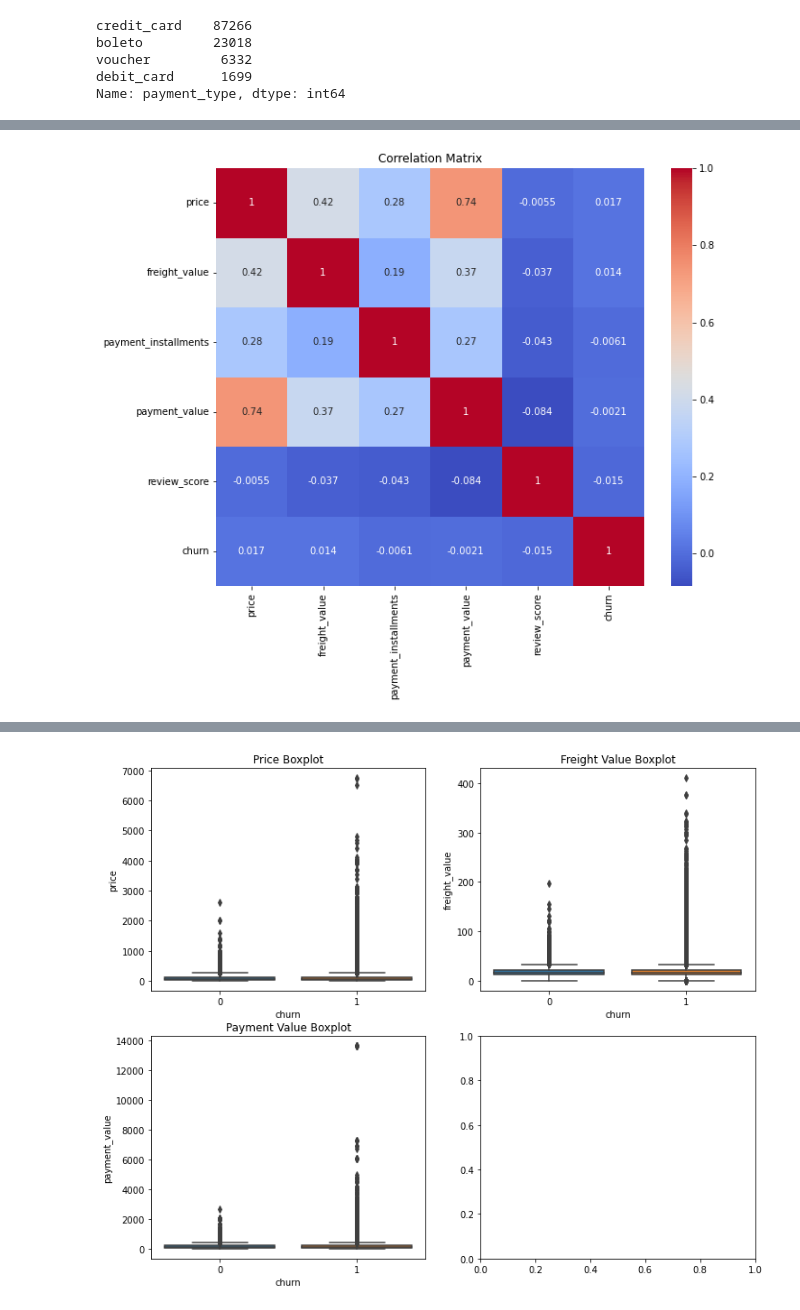
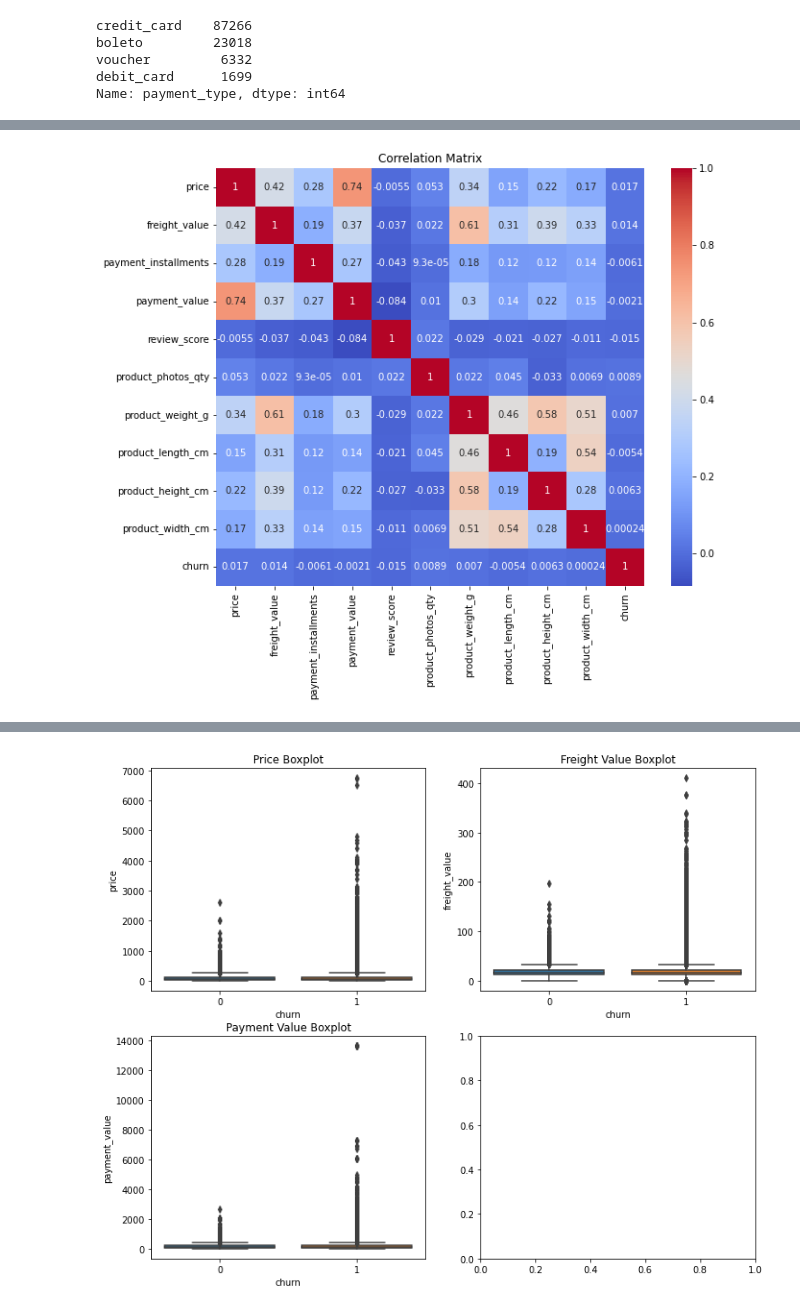
Before and after one commit to justinm329/ads_508_team_project_test, a Jupyter notebook: JF_EDA_refined.ipynb, the cells around one changed output, grey strips where cells are left out. Saved outputs shown, nothing was run; the diff lists cells and outputs as text; code cells hidden in the pictures.

```diff
--- a/JF_EDA_refined.ipynb
+++ b/JF_EDA_refined.ipynb
@@ -62,11 +62,17 @@ churn_eda_query = """ SELECT
                         ordp.payment_type,
                         ordp.payment_installments,
                         ordp.payment_value,
-                        ordr.review_score
+                        ordr.review_score,
+                        prd.product_photos_qty,
+                        prd.product_weight_g,
+                        prd.product_length_cm,
+                        prd.product_height_cm,
+                        prd.product_width_cm
                     FROM
                     {db}.customers_table c
                     INNER JOIN {db}.orders_table ord ON ord.customer_id = c.customer_id
                     INNER JOIN {db}.order_items_table ordi ON ordi.order_id = ord.order_id
+                    INNER JOIN {db}.product_table prd ON prd.product_id = ordi.product_id
                     INNER JOIN {db}.order_payments_table ordp ON ordp.order_id = ord.order_id
                     INNER JOIN {db}.order_reviews_table ordr ON ordr.order_id = ord.order_id""".format(db=db_name)
 # %%
@@ -191,3 +207,15 @@ boleto         23018
 voucher         6332
 debit_card      1699
 Name: payment_type, dtype: int64
+# %%
+def check_numeric_dtypes(dataset):
+    category_columns = []
+    for i in dataset:
+        if dataset[i].dtype == 'int':
+            category_columns.append(i)
+        elif dataset[i].dtype == 'float':
+            category_columns.append(i)
+    return category_columns
+# %%
+num_cols = check_numeric_dtypes(df_with_churn)
+num_cols
@@ -194,15 +234,16 @@ Name: payment_type, dtype: int64
 # %%
 import pandas as pd
 import seaborn as sns
 import matplotlib.pyplot as plt
-corr_matrix = df_with_churn[["price", "freight_value", "payment_installments", "payment_value", "review_score", 'churn']].corr()
 
+corr_matrix = df_with_churn[num_cols].corr()
+# corr_matrics = check_numeric_dtypes(df_with_churn).corr()
 # Plotting the correlation matrix
 plt.figure(figsize=(10, 8))
 sns.heatmap(corr_matrix, annot=True, cmap='coolwarm')
 plt.title("Correlation Matrix")
 plt.show()
 # %% [output]
-[figure, old version]
+[figure, new version]
 # %%
 # Plotting distribution plots for numerical columns
```
Also changed, not shown: parts of 46 cells of this notebook, 1 other file.
